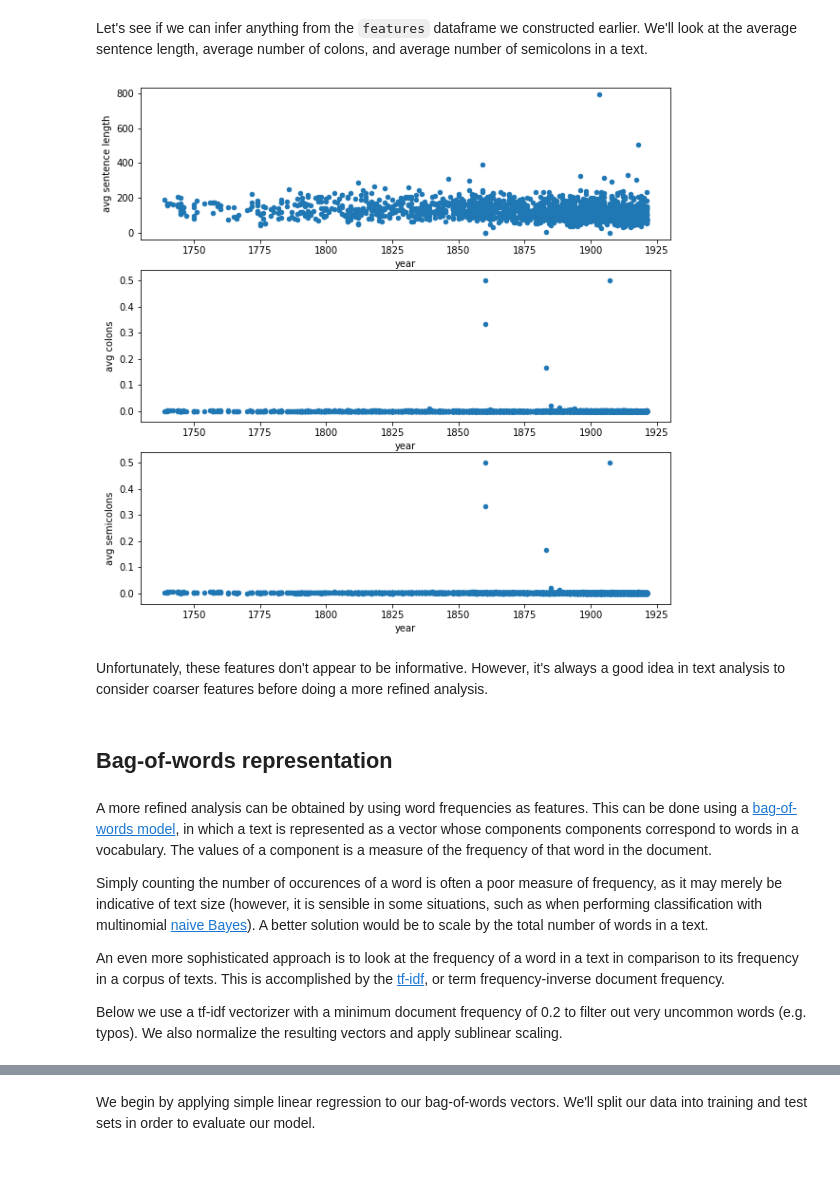
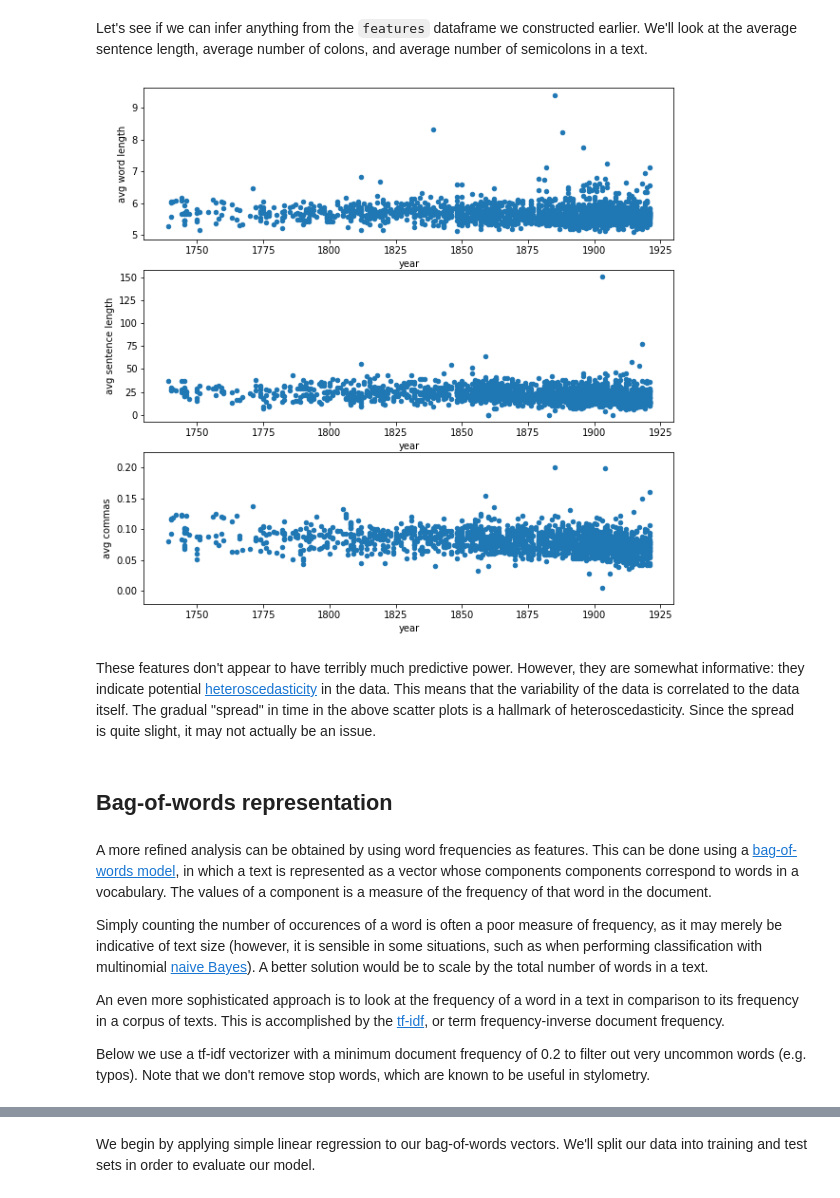
Before and after one commit to bencwallace/doc2date, a Jupyter notebook: doc2date.ipynb, the cells around one changed output, grey strips where cells are left out. Cells and saved outputs as stored; diff of their text form; code cells hidden in the pictures; blank space fills up the shorter version.

```diff
--- a/doc2date.ipynb
+++ b/doc2date.ipynb
@@ -27,22 +27,31 @@ The following loads texts for which a potential year of publication can be found
 text_dir = 'data/texts'
 current_year = 2020
 
-files = os.listdir(text_dir)
+files = [file for file in os.listdir(text_dir) if '___' in file]
 
 entries = []
 for file in files:
+    # author and title are embedded in the file name
+    author, title = file.split('___')
+    title = title.split('.txt')[0]
+
     with open(os.path.join(text_dir, file)) as f:
         text = f.read().lower()
 
-        result = re.search('\d\d\d\d', text)
-        if result:
-            i = result.start()
+        # search for the first occurence of a 4-digit number
+        match = re.search('\d\d\d\d', text)
+
+        if match:
+            i = match.start()
             year = int(text[i:i+4])
+
+            # remove front matter and author name
             text = text[i+5:].lower()
+            text = re.sub(author.split()[-1].lower(), '', text)
 
             # filter out impossible years
             if year <= current_year:
-                entries.append((file, text, year))
+                entries.append((author, title, year, text))
 
-docs = pd.DataFrame(entries, columns=['file', 'text', 'year'])
+docs = pd.DataFrame(entries, columns=['author', 'title', 'year', 'text'])
 # %% [output]
@@ -112,9 +148,9 @@ The following first saves various punctuation statistics into a new dataframe an
 features = pd.DataFrame()
 features['year'] = docs['year']
 features['length'] = docs['text'].apply(len)
+features['words'] = docs['text'].apply(lambda text: len(text.split()))
+features['commas'] = docs['text'].apply(lambda text: len(text.split(',')))
 features['sentences'] = docs['text'].apply(lambda text: len(text.split('.')))
-features['semicolons'] = docs['text'].apply(lambda text: len(text.split(';')))
-features['colons'] = docs['text'].apply(lambda text: len(text.split(':')))
 # %%
 %%time
 table = str.maketrans("","", string.punctuation)
@@ -170,18 +202,18 @@ segments = segments.explode('text').dropna()
 # %% [markdown]
 Let's see if we can infer anything from the `features` dataframe we constructed earlier. We'll look at the average sentence length, average number of colons, and average number of semicolons in a text.
 # %%
-features['avg sentence length'] = features['length'] / features['sentences']
-features['avg colons'] = features['colons'] / features['length']
-features['avg semicolons'] = features['semicolons'] / features['length']
+features['avg word length'] = features['length'] / features['words']
+features['avg sentence length'] = features['words'] / features['sentences']
+features['avg commas'] = features['commas'] / features['words']
 # %%
 _, axs = plt.subplots(3, figsize=(10, 10))
-features.plot.scatter(x='year', y='avg sentence length', ax=axs[0])
-features.plot.scatter(x='year', y='avg colons', ax=axs[1])
-_ = features.plot.scatter(x='year', y='avg semicolons', ax=axs[2])
+features.plot.scatter(x='year', y='avg word length', ax=axs[0])
+features.plot.scatter(x='year', y='avg sentence length', ax=axs[1])
+_ = features.plot.scatter(x='year', y='avg commas', ax=axs[2])
 # %% [output]
-[figure, old version]
+[figure, new version]
-# %% [markdown]
-Unfortunately, these features don't appear to be informative. However, it's always a good idea in text analysis to consider coarser features before doing a more refined analysis.
+# %% [markdown]
+These features don't appear to have terribly much predictive power. However, they are somewhat informative: they indicate potential [heteroscedasticity](https://en.wikipedia.org/wiki/Heteroscedasticity) in the data. This means that the variability of the data is correlated to the data itself. The gradual "spread" in time in the above scatter plots is a hallmark of heteroscedasticity. Since the spread is quite slight, it may not actually be an issue.
 # %% [markdown]
 ## Bag-of-words representation
 # %% [markdown]
@@ -191,7 +223,7 @@ Simply counting the number of occurences of a word is often a poor measure of fr
 
 An even more sophisticated approach is to look at the frequency of a word in a text in comparison to its frequency  in a corpus of texts. This is accomplished by the [tf-idf](https://en.wikipedia.org/wiki/Tf%E2%80%93idf), or term frequency-inverse document frequency.
 
-Below we use a tf-idf vectorizer with a minimum document frequency of 0.2 to filter out very uncommon words (e.g. typos). We also normalize the resulting vectors and apply sublinear scaling.
+Below we use a tf-idf vectorizer with a minimum document frequency of 0.2 to filter out very uncommon words (e.g. typos). Note that we don't remove stop words, which are known to be useful in stylometry.
 # %%
 %%time
 from sklearn.feature_extraction.text import TfidfVectorizer
```
Also changed, not shown: parts of 48 cells of this notebook.
